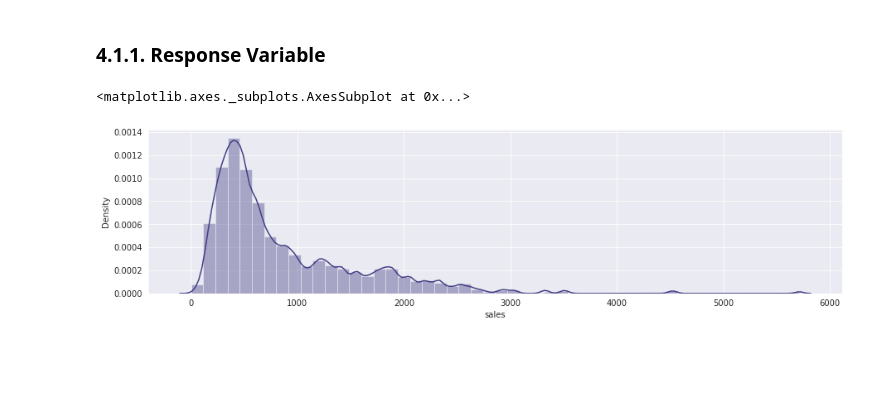
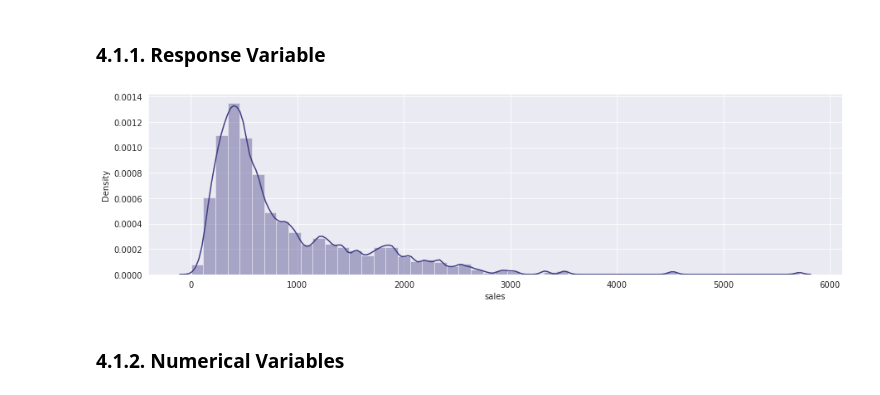
Before and after one commit to Matheus-Homem/future-sales-prediction, a Jupyter notebook: notebook/Future_Sales_Prediction.ipynb, the cells around one changed output. Saved outputs shown, nothing was run; the diff lists cells and outputs as text; code cells hidden in the pictures; blank space fills up the shorter version.

```diff
--- a/notebook/Future_Sales_Prediction.ipynb
+++ b/notebook/Future_Sales_Prediction.ipynb
@@ -214,9 +248,21 @@ simple_categories = list(map(lambda x: x.split('(')[0].rstrip(), simple_categori
 category_dict = dict(zip(unique_categories, simple_categories))
 df2['simple_categories'] = df2['item_category_name'].map(category_dict)
 
+# Extracting city name from shop name
+unique_shops = df2['shop_name'].unique()
+unique_shops.sort()
+cities = unique_shops.copy()
+cities[:2] = list(map(lambda x: x[2:],cities[:2]))
+cities = list(map(lambda x: x.split(' ')[0],cities))
+cities[2] = cities[2][3:]
+cities = list(map(lambda x: x.capitalize(),cities))
+cities_dict = dict(zip(unique_shops, cities))
+df2['city'] = df2['shop_name'].map(cities_dict)
+
 # Extracting shop type from shop name
 types_list = list(map(lambda x: x.split()[1], unique_shops))
 type_dict = {'"Sale"':'None',
+             'Yakutsk':'Shopping Center',
              '(Plekhanovskaya,':'None',
              'MTRC':'TRC',
              'Ordzhonikidze,':'None',
@@ -235,17 +281,6 @@ type_dict = {'"Sale"':'None',
 type_list = [*map(type_dict.get,types_list)]
 shop_type_dict = dict(zip(unique_shops, type_list))
 df2['shop_type'] = df2['shop_name'].map(shop_type_dict)
-
-# Extracting city name from shop name
-unique_shops = df2['shop_name'].unique()
-unique_shops.sort()
-cities = unique_shops
-cities[:2] = list(map(lambda x: x[2:],cities[:2]))
-cities = list(map(lambda x: x.split(' ')[0],cities))
-cities[2] = cities[2][3:]
-cities = list(map(lambda x: x.capitalize(),cities))
-cities_dict = dict(zip(unique_shops, cities))
-df2['city'] = df2['shop_name'].map(cities_dict)
 
 # year
 df2['year'] = df2['date'].dt.year
@@ -303,7 +338,7 @@ df3 = df3[df3['sales'] > 0]
 # %% [markdown]
 ## 3.2. Columns Filtering
 # %%
-cols_drop = ['shop_id','item_id','item_category_id']
+cols_drop = ['shop_id','item_id','item_category_id','date_block_num']
 df3.drop(cols_drop,axis=1,inplace=True)
 list(df3.columns)
 # %% [output]
@@ -334,10 +373,10 @@ df4 = df3.copy()
 ### 4.1.1. Response Variable
 # %%
 #@title Distribution Plot of Sales Variable
-plt.figure(figsize=(15,8))
-
-plt.subplot(2,1,1)
+plt.figure(figsize=(15,4))
 sns.distplot(df4['sales'],color=viridis)
+plt.show()
 # %% [output]
-<matplotlib.axes._subplots.AxesSubplot at 0x...>
-[figure, old version]
+[figure, new version]
+# %% [markdown]
+### 4.1.2. Numerical Variables
```
Also changed, not shown: parts of 15 cells of this notebook.
